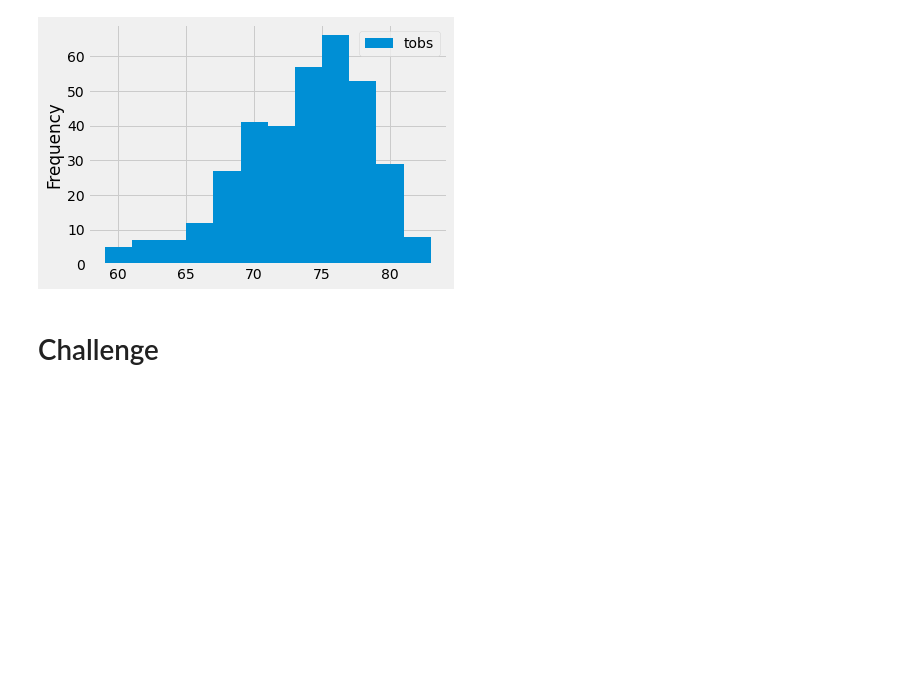
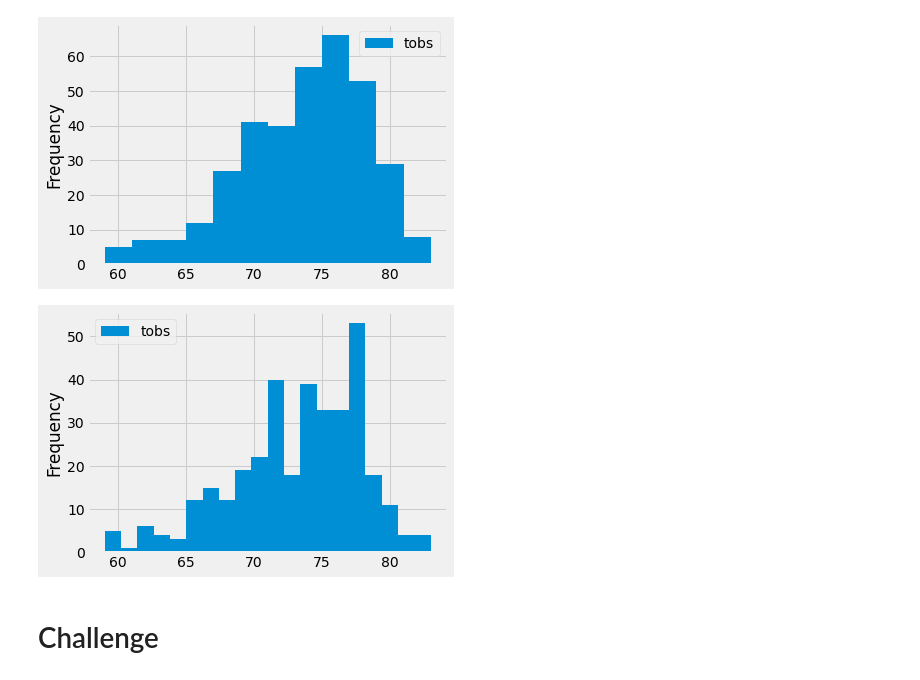
Before and after one commit to RussellShelley/surfs_up, a Jupyter notebook: climate_analysis.ipynb, the cells around one changed output. Saved outputs shown, nothing was run; the diff lists cells and outputs as text; code cells hidden in the pictures; blank space fills up the shorter version.

```diff
--- a/climate_analysis.ipynb
+++ b/climate_analysis.ipynb
@@ -184,6 +184,11 @@ df.plot.hist(bins=12)
 plt.tight_layout()
 # %% [output]
 [figure]
+# %%
+df.plot.hist(bins=20)
+plt.tight_layout()
+# %% [output]
+[figure, added]
 # %%
 # Write a function called `calc_temps` that will accept start date and end date in the format '%Y-%m-%d'
 # and return the minimum, average, and maximum temperatures for that range of dates
```
Also changed, not shown: 1 other file.
